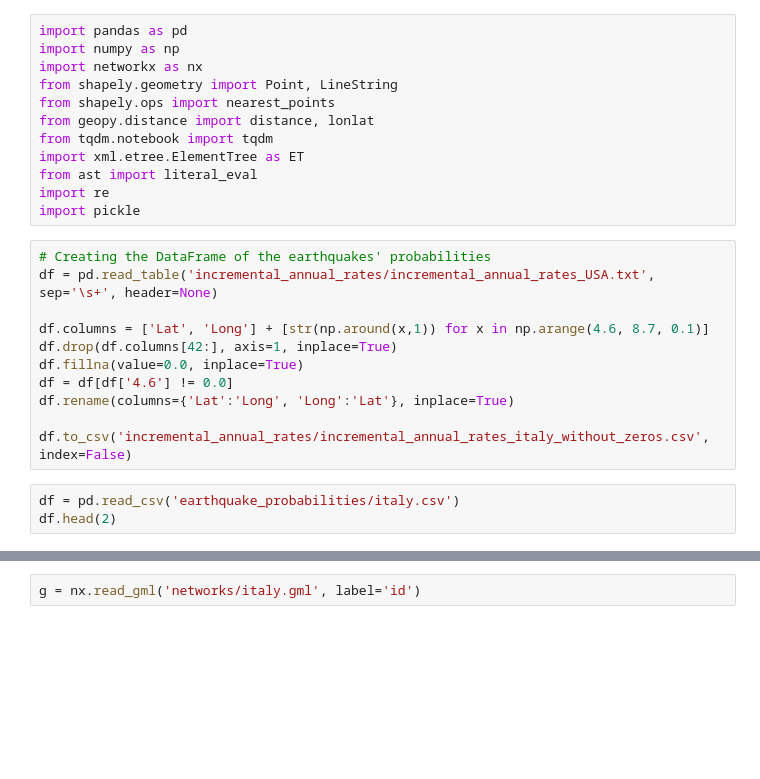
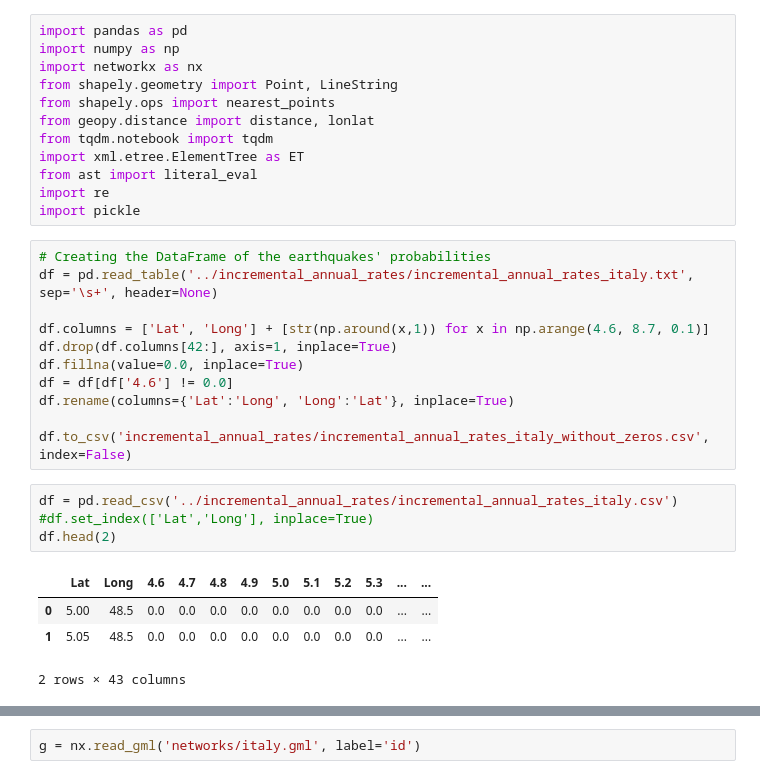
Before and after one commit to revpeter/fradir_ilp, a Jupyter notebook: FRADIR-3.ipynb, the cells around one changed output, grey strips where cells are left out. Drawn from its saved outputs; the diff is of its cells as text; blank space fills up the shorter version.

```diff
--- a/FRADIR-3.ipynb
+++ b/FRADIR-3.ipynb
@@ -12,7 +12,7 @@ import re
 import pickle
 # %%
 # Creating the DataFrame of the earthquakes' probabilities
-df = pd.read_table('incremental_annual_rates/incremental_annual_rates_USA.txt', sep='\s+', header=None)
+df = pd.read_table('../incremental_annual_rates/incremental_annual_rates_italy.txt', sep='\s+', header=None)
 
 df.columns = ['Lat', 'Long'] + [str(np.around(x,1)) for x in np.arange(4.6, 8.7, 0.1)]
 df.drop(df.columns[42:], axis=1, inplace=True)
@@ -22,5 +22,11 @@ df.rename(columns={'Lat':'Long', 'Long':'Lat'}, inplace=True)
 
 df.to_csv('incremental_annual_rates/incremental_annual_rates_italy_without_zeros.csv', index=False)
 # %%
-df = pd.read_csv('earthquake_probabilities/italy.csv')
+df = pd.read_csv('../incremental_annual_rates/incremental_annual_rates_italy.csv')
+#df.set_index(['Lat','Long'], inplace=True)
 df.head(2)
+# %% [output]
+|  | Lat | Long | 4.6 | 4.7 | 4.8 | 4.9 | 5.0 | 5.1 | 5.2 | 5.3 | ... | ... |
+| 0 | 5.00 | 48.5 | 0.0 | 0.0 | 0.0 | 0.0 | 0.0 | 0.0 | 0.0 | 0.0 | ... | ... |
+| 1 | 5.05 | 48.5 | 0.0 | 0.0 | 0.0 | 0.0 | 0.0 | 0.0 | 0.0 | 0.0 | ... | ... |
+2 rows × 43 columns
```
Also changed, not shown: parts of 8 cells of this notebook, 4 other files.
